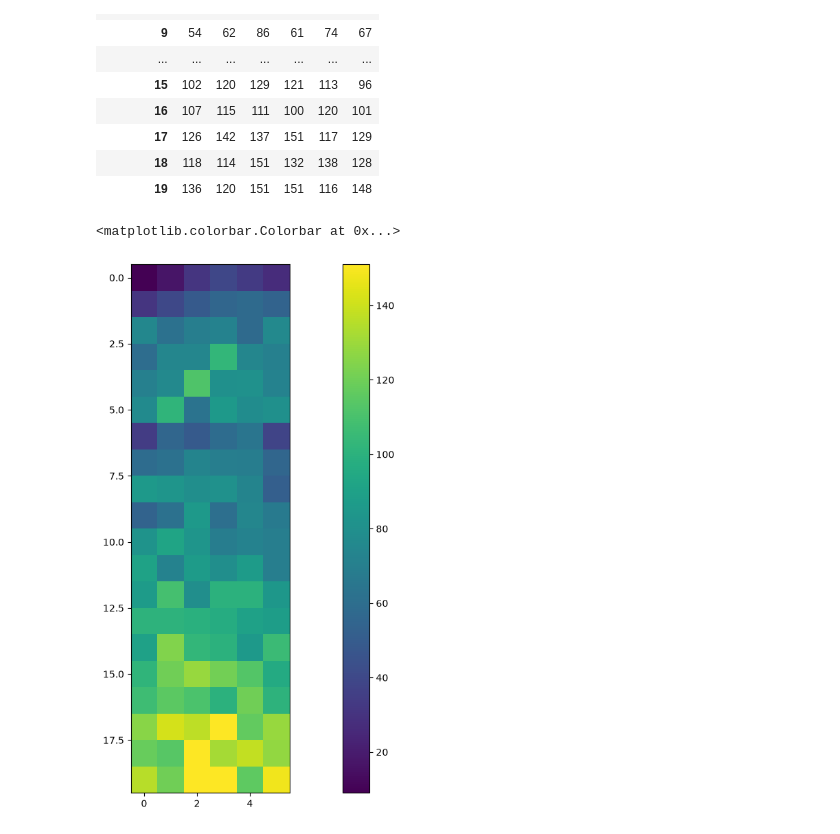
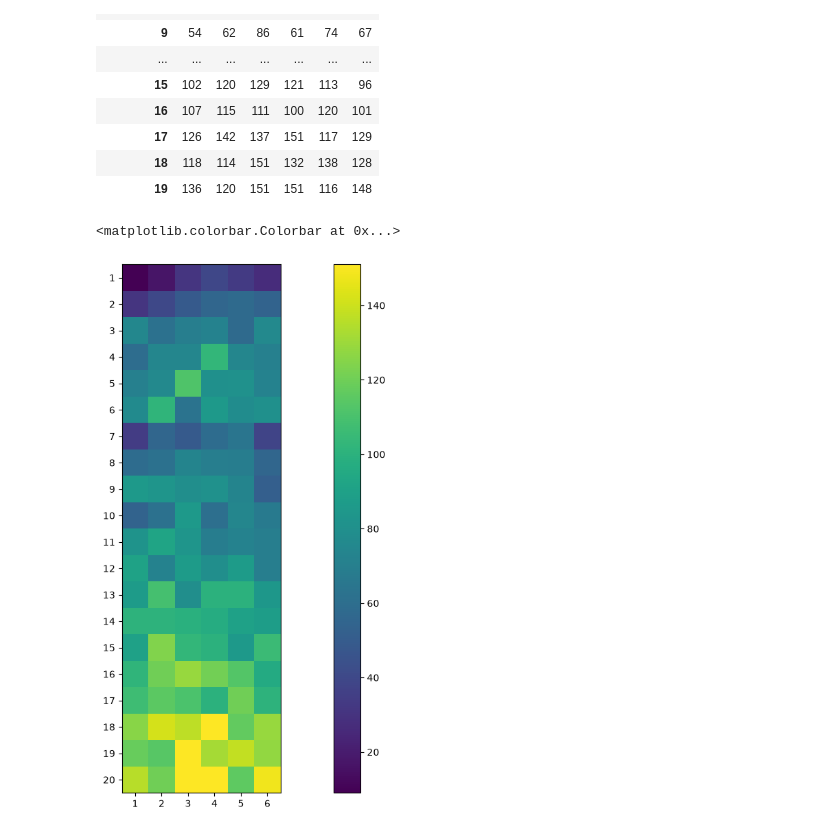
Before and after one commit to mishrarishi1135-a11y/Python-Libraries-for-Data--Science-, a Jupyter notebook: 03_matplotlib/11_heatmap.ipynb, the cells around one changed output. Cells and saved outputs as stored; diff of their text form; code cells hidden in the pictures.

```diff
--- a/03_matplotlib/11_heatmap.ipynb
+++ b/03_matplotlib/11_heatmap.ipynb
@@ -55,8 +55,10 @@ grid
 # %%
 # for heatmap we have a function in matplotlib --> imshow()
 plt.figure(figsize=(20,10))
 plt.imshow(grid)
+plt.yticks(delivery['overs'].unique(),list(range(1,21)))
+plt.xticks(np.arange(0,6),list(range(1,7)))
 plt.colorbar()
 # %% [output]
 <matplotlib.colorbar.Colorbar at 0x...>
-[figure, old version]
+[figure, new version]
```
Also changed, not shown: 1 other file.
